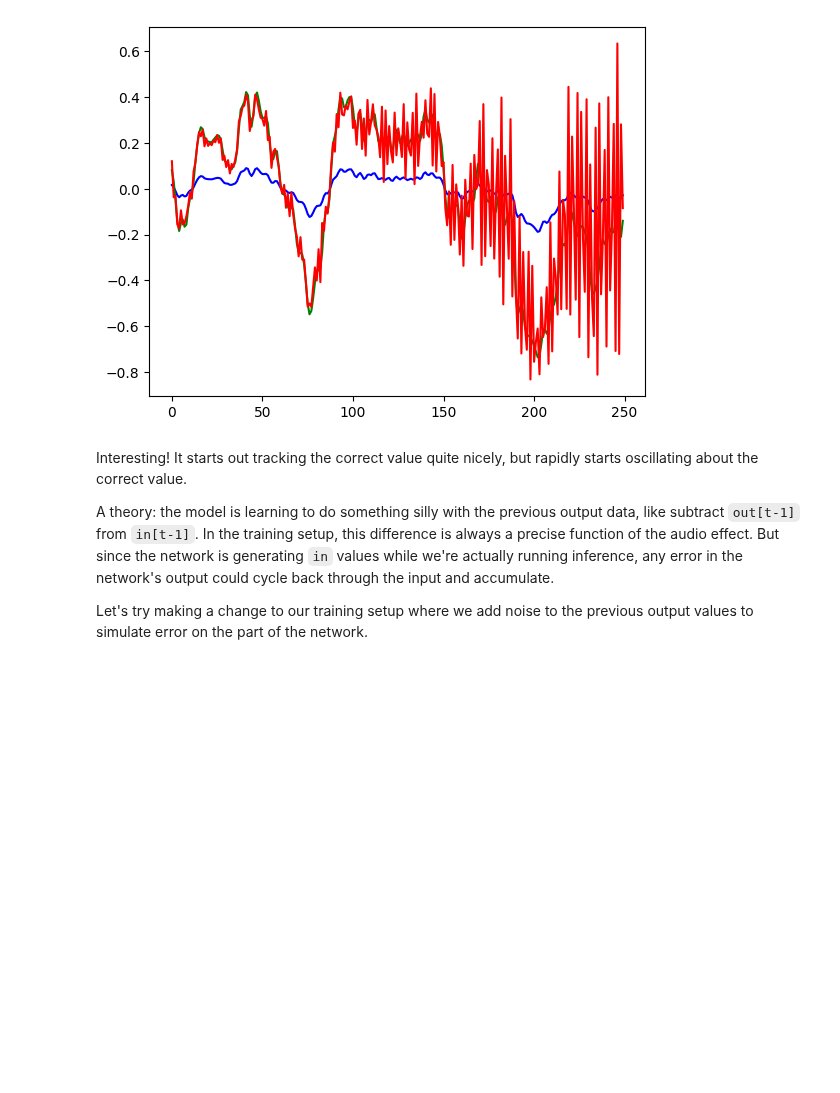
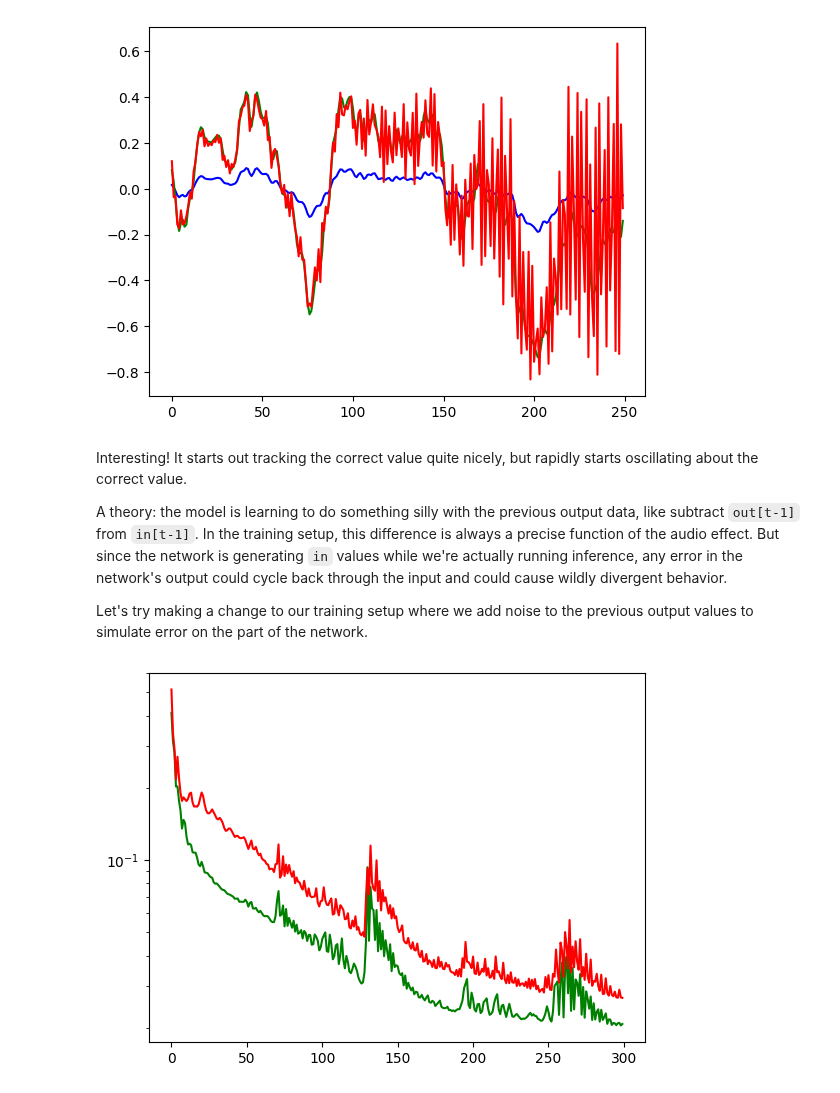
Before and after one commit to wyager/audiofx, a Jupyter notebook: audiofx.ipynb, the cells around one changed output. Saved outputs shown, nothing was run; the diff lists cells and outputs as text; code cells hidden in the pictures; blank space fills up the shorter version.

```diff
--- a/audiofx.ipynb
+++ b/audiofx.ipynb
@@ -465,6 +463,19 @@ plt.plot(distort_processed[:250], 'r')
 # %% [markdown]
 Interesting! It starts out tracking the correct value quite nicely, but rapidly starts oscillating about the correct value.
 
-A theory: the model is learning to do something silly with the previous output data, like subtract `out[t-1]` from `in[t-1]`. In the training setup, this difference is always a precise function of the audio effect. But since the network is generating `in` values while we're actually running inference, any error in the network's output could cycle back through the input and accumulate.
+A theory: the model is learning to do something silly with the previous output data, like subtract `out[t-1]` from `in[t-1]`. In the training setup, this difference is always a precise function of the audio effect. But since the network is generating `in` values while we're actually running inference, any error in the network's output could cycle back through the input and could cause wildly divergent behavior.
 
 Let's try making a change to our training setup where we add noise to the previous output values to simulate error on the part of the network.
+# %%
+def add_feedback_noise(examples : Tuple[np.ndarray, np.ndarray]) -> Tuple[np.ndarray, np.ndarray]:
+    """
+    Add some noise to the "previous output" buffer to simulate error on the part of the network during inference.
+    """
+    (inputs, outputs) = examples
+    inputs = inputs.copy()
+    inputs[:,context_window:] += np.random.randn(inputs.shape[0], context_window - 1) / 10.0
+    return (inputs, outputs)
+# %%
+distort_model = train(add_feedback_noise(distort_data), epoch_count = 300)
+# %% [output]
+[figure, added]
```
Also changed, not shown: parts of 6 cells of this notebook.
